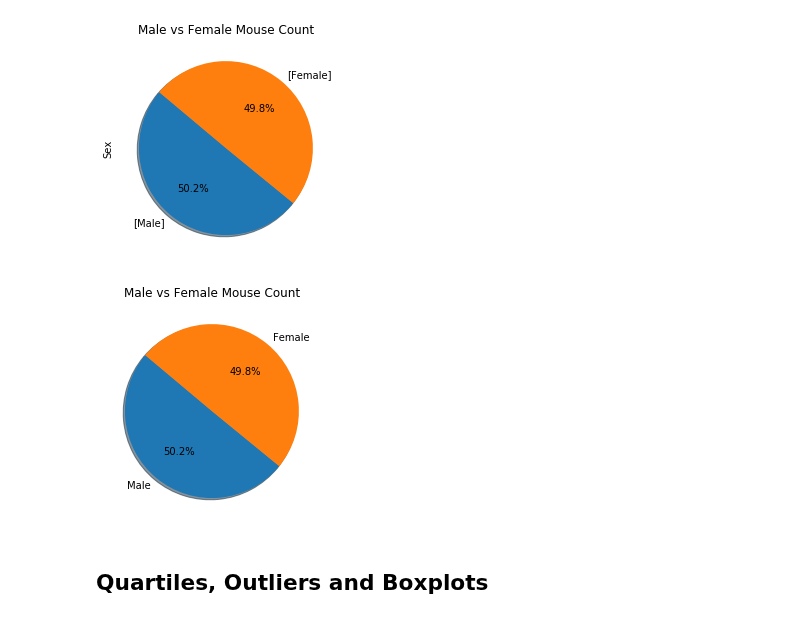
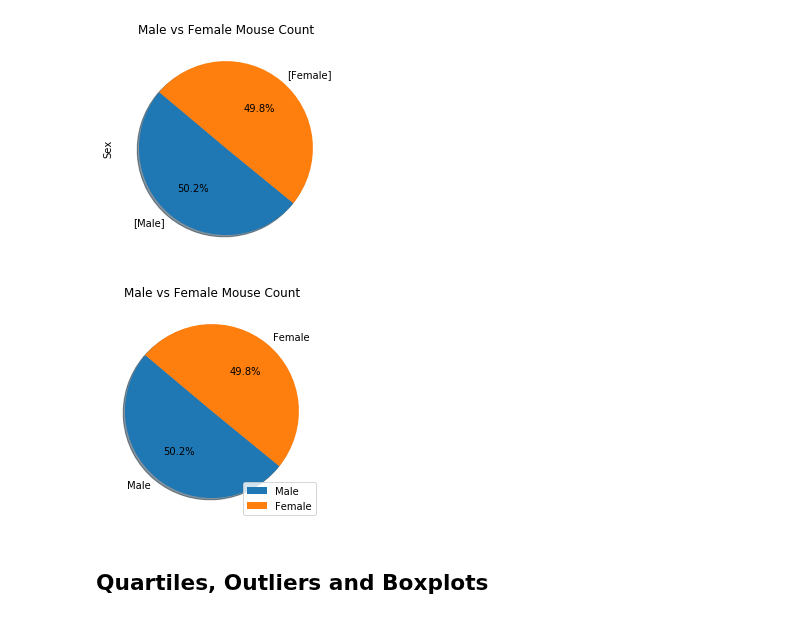
Before and after one commit to olivesun1213/Matplotlib, a Jupyter notebook: Unit 05 - Matplotlib_Homework_Instructions_Pymaceuticals_pymaceuticals_starter.ipynb, the cells around one changed output. Cells and saved outputs as stored; diff of their text form; code cells hidden in the pictures.

```diff
--- a/Unit 05 - Matplotlib_Homework_Instructions_Pymaceuticals_pymaceuticals_starter.ipynb
+++ b/Unit 05 - Matplotlib_Homework_Instructions_Pymaceuticals_pymaceuticals_starter.ipynb
@@ -270,14 +272,15 @@ data.plot(kind='pie',autopct='%1.1f%%',shadow=True, startangle=140, title="Male
 # %%
 # Generate a pie plot showing the distribution of female versus male mice using pyplot
 
 labels=newtable["Sex"].unique()
 
 plt.pie(data,labels=labels,
         autopct="%1.1f%%", shadow=True, startangle=140)
 plt.title("Male vs Female Mouse Count")
+plt.legend(labels,loc="lower right")
 plt.show()
 # %% [output]
-[figure, old version]
+[figure, new version]
 # %% [markdown]
 ## Quartiles, Outliers and Boxplots
 # %%
```
Also changed, not shown: parts of 5 cells of this notebook.
